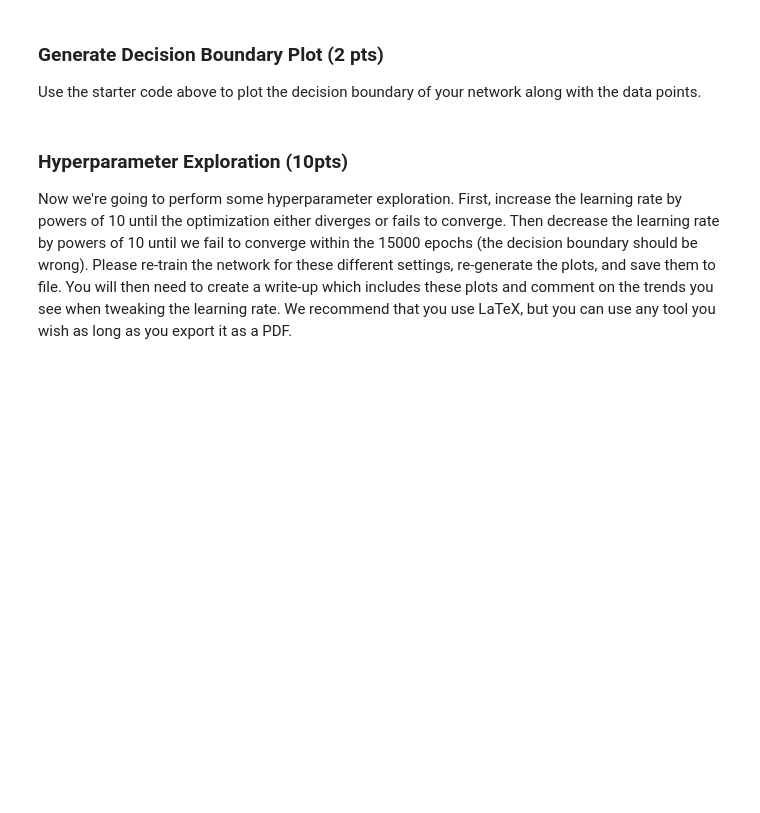
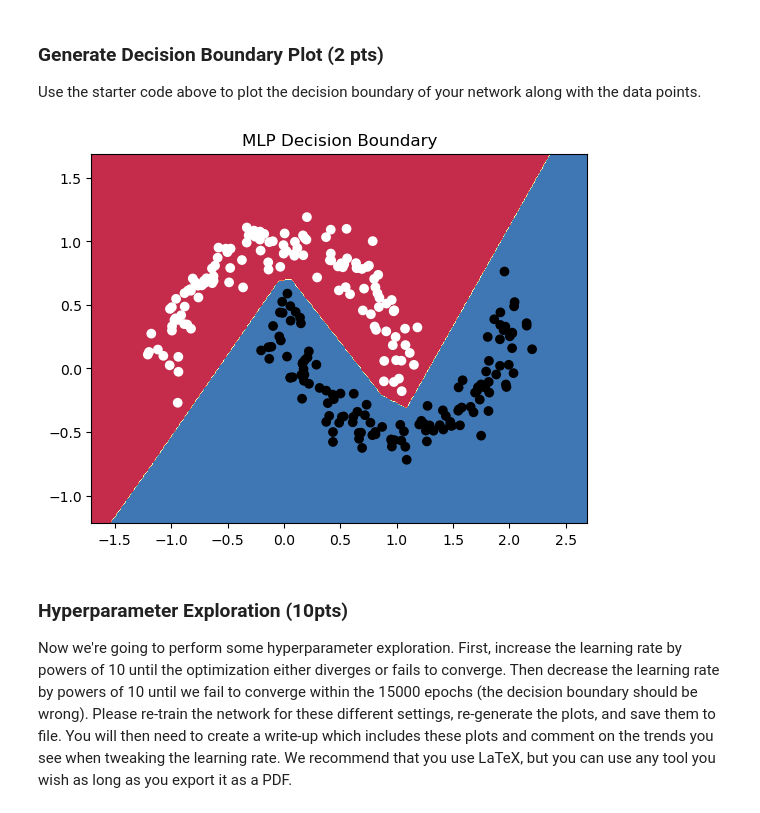
Before and after one commit to khanakagrawal/ML_for_Neuro, a Jupyter notebook: hw5/HW5a.ipynb, the cells around one changed output. Drawn from its saved outputs; the diff is of its cells as text; code cells hidden in the pictures; blank space fills up the shorter version.

Commit message:
decision boundary graphed

```diff
--- a/hw5/HW5a.ipynb
+++ b/hw5/HW5a.ipynb
@@ -175,6 +175,12 @@ def plot_decision_boundary(model, inputs, labels):
 # %% [markdown]
 ### Generate Decision Boundary Plot (2 pts)
 Use the starter code above to plot the decision boundary of your network along with the data points.
+# %%
+plot_decision_boundary(net, inputs, labels)
+plt.title("MLP Decision Boundary")
+plt.show()
+# %% [output]
+[figure, added]
 # %% [markdown]
 ### Hyperparameter Exploration (10pts)
 Now we're going to perform some hyperparameter exploration. First, increase the learning rate by powers of 10 until the optimization either diverges or fails to converge. Then decrease the learning rate by powers of 10 until we fail to converge within the 15000 epochs (the decision boundary should be wrong). Please re-train the network for these different settings, re-generate the plots, and save them to file. You will then need to create a write-up which includes these plots and comment on the trends you see when tweaking the learning rate. We recommend that you use LaTeX, but you can use any tool you wish as long as you export it as a PDF.
```
